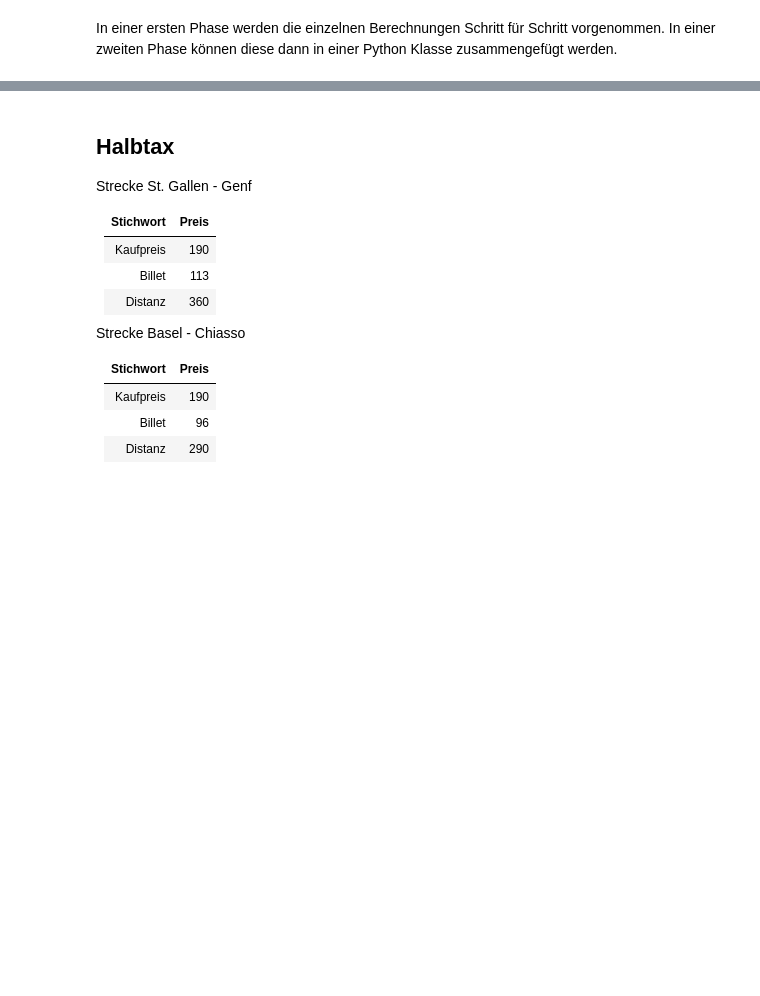
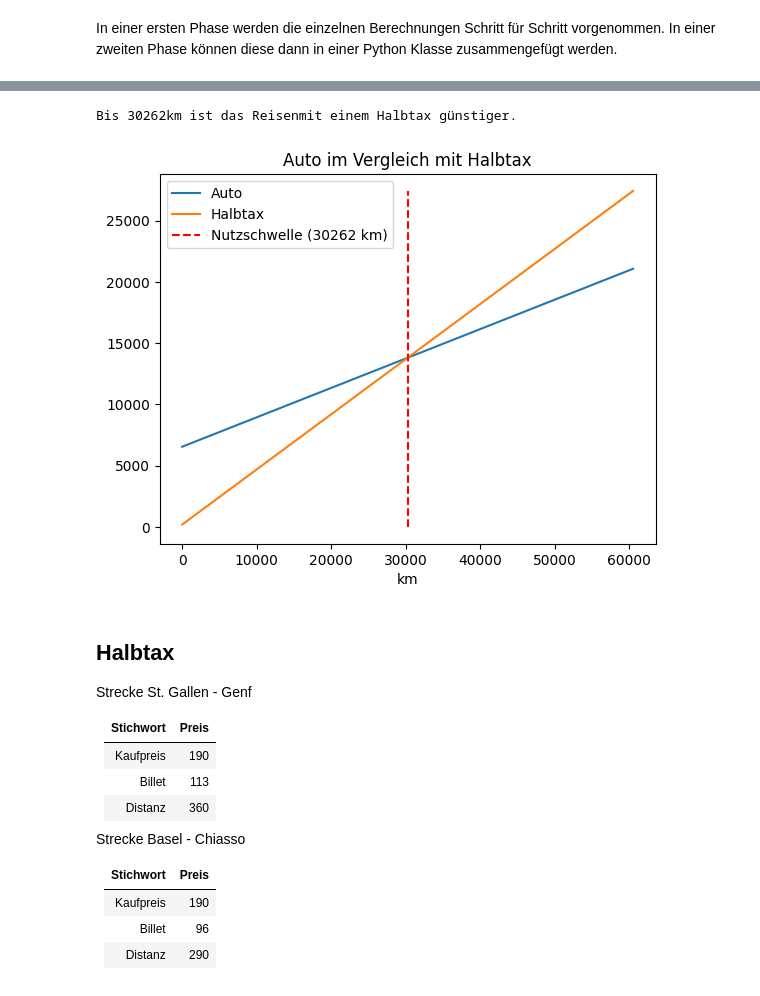
Before and after one commit to ProgrammierenNachOFI/Investitionsrechnung, a Jupyter notebook: docs/break_even/break_even_muloe.ipynb, the cells around one changed output, grey strips where cells are left out. Saved outputs shown, nothing was run; the diff lists cells and outputs as text; code cells hidden in the pictures; blank space fills up the shorter version.

```diff
--- a/docs/break_even/break_even_muloe.ipynb
+++ b/docs/break_even/break_even_muloe.ipynb
@@ -114,3 +243,15 @@ abgelegt werden könnten.
+# %%
+halbtax = BEO1('Halbtax', 'km', 0.45, 190)
+auto = BEO1('Auto', 'km', 0.24, 6_545)
+ga = BEO1('Generalabonnement', 'km', 0.0, 6_520)
+
+break_even = auto.break_even_point(halbtax)
+print(f'Bis {round(break_even)}{halbtax.kostentreiber} ist das Reisen', end='')
+print(f'mit einem {halbtax.titel} günstiger.')
+auto.plot_vergleich(halbtax)
+# %% [output]
+Bis 30262km ist das Reisenmit einem Halbtax günstiger.
+[figure, added]
 # %%
 class BreakEvenObjekt:
     def __init__(self,
```
Also changed, not shown: parts of 15 cells of this notebook.
